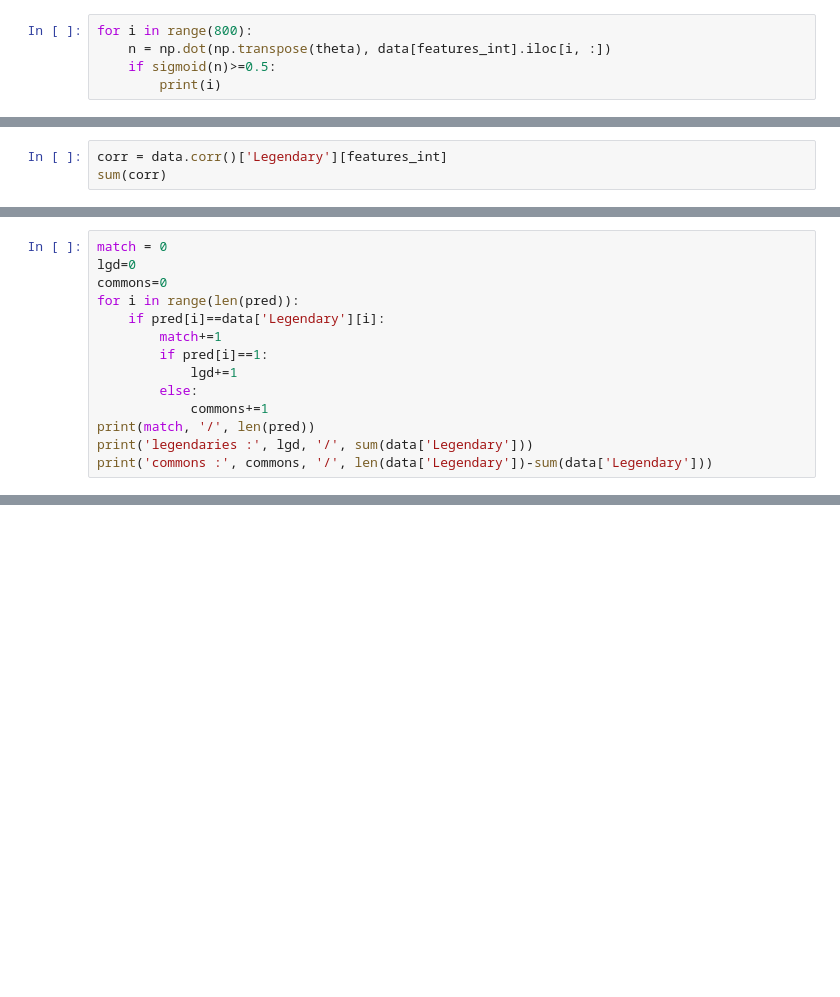
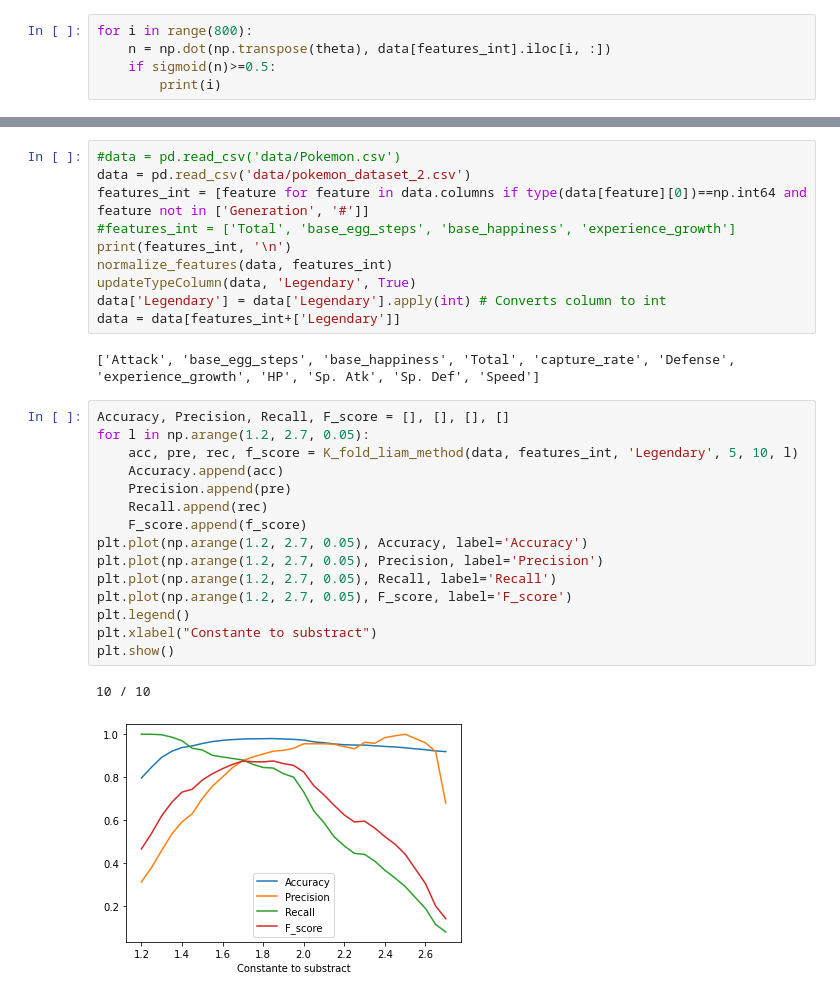
Before and after one commit to LiamLeGoffic/SPLEX_Project, a Jupyter notebook: TEST.ipynb, the cells around one changed output, grey strips where cells are left out. Saved outputs shown, nothing was run; the diff lists cells and outputs as text; blank space fills up the shorter version.

Commit message:
add captures

```diff
--- a/TEST.ipynb
+++ b/TEST.ipynb
@@ -353,3 +366,0 @@ data
-# %%
-corr = data.corr()['Legendary'][features_int]
-sum(corr)
@@ -366,14 +366,0 @@ for i in range(len(data.iloc[:,0])):
-# %%
-match = 0
-lgd=0
-commons=0
-for i in range(len(pred)):
-    if pred[i]==data['Legendary'][i]:
-        match+=1
-        if pred[i]==1:
-            lgd+=1
-        else:
-            commons+=1
-print(match, '/', len(pred))
-print('legendaries :', lgd, '/', sum(data['Legendary']))
-print('commons :', commons, '/', len(data['Legendary'])-sum(data['Legendary']))
@@ -383,0 +430,30 @@ commons : 729 / 731
+# %%
+#data = pd.read_csv('data/Pokemon.csv')
+data = pd.read_csv('data/pokemon_dataset_2.csv')
+features_int = [feature for feature in data.columns if type(data[feature][0])==np.int64 and feature not in ['Generation', '#']]
+#features_int = ['Total', 'base_egg_steps', 'base_happiness', 'experience_growth']
+print(features_int, '\n')
+normalize_features(data, features_int)
+updateTypeColumn(data, 'Legendary', True)
+data['Legendary'] = data['Legendary'].apply(int) # Converts column to int
+data = data[features_int+['Legendary']]
+# %% [output]
+['Attack', 'base_egg_steps', 'base_happiness', 'Total', 'capture_rate', 'Defense', 'experience_growth', 'HP', 'Sp. Atk', 'Sp. Def', 'Speed']
+# %%
+Accuracy, Precision, Recall, F_score = [], [], [], []
+for l in np.arange(1.2, 2.7, 0.05):
+    acc, pre, rec, f_score = K_fold_liam_method(data, features_int, 'Legendary', 5, 10, l)
+    Accuracy.append(acc)
+    Precision.append(pre)
+    Recall.append(rec)
+    F_score.append(f_score)
+plt.plot(np.arange(1.2, 2.7, 0.05), Accuracy, label='Accuracy')
+plt.plot(np.arange(1.2, 2.7, 0.05), Precision, label='Precision')
+plt.plot(np.arange(1.2, 2.7, 0.05), Recall, label='Recall')
+plt.plot(np.arange(1.2, 2.7, 0.05), F_score, label='F_score')
+plt.legend()
+plt.xlabel("Constante to substract")
+plt.show()
+# %% [output]
+10 / 10
+[figure, added]
```
Also changed, not shown: parts of 17 cells of this notebook, 2 other files.
